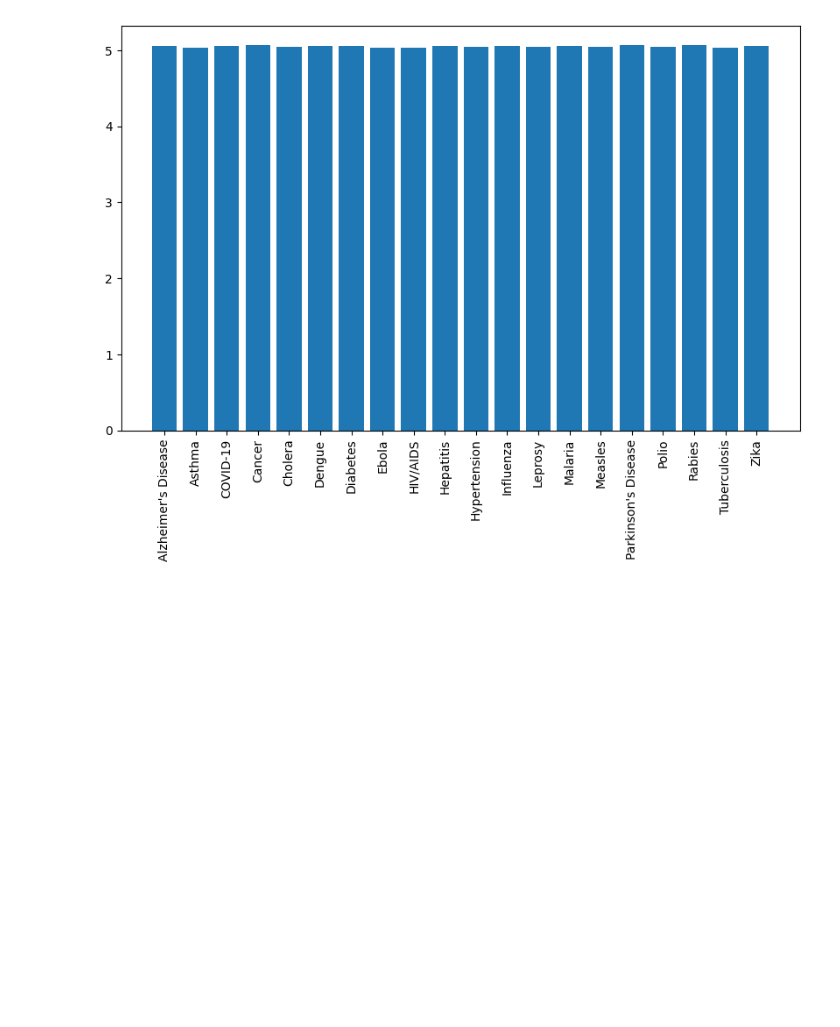
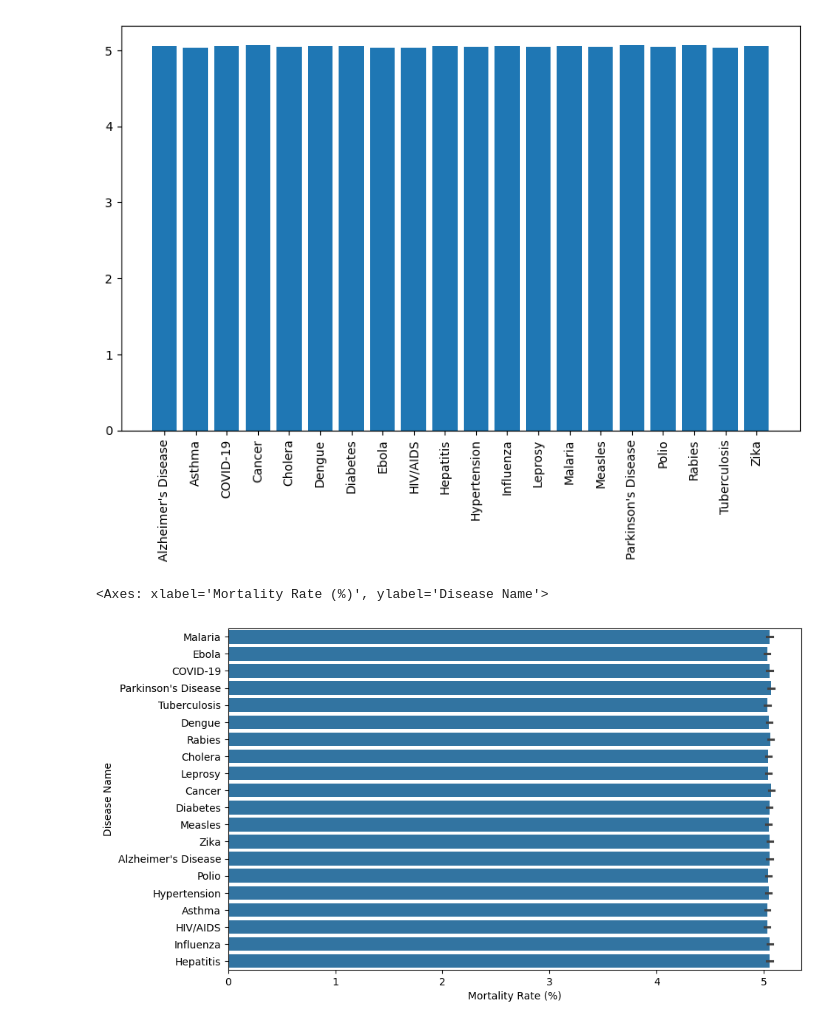
Before and after one commit to philethaler/Statistik-Datenbank, a Jupyter notebook: Analyse.ipynb, the cells around one changed output. Drawn from its saved outputs; the diff is of its cells as text; code cells hidden in the pictures; blank space fills up the shorter version.

```diff
--- a/Analyse.ipynb
+++ b/Analyse.ipynb
@@ -209,3 +209,8 @@ plt.xticks(rotation=90)
   Text(18, 0, 'Tuberculosis'),
   Text(19, 0, 'Zika')])
 [figure]
+# %%
+sns.barplot(x='Mortality Rate (%)', y='Disease Name', data=ds)
+# %% [output]
+<Axes: xlabel='Mortality Rate (%)', ylabel='Disease Name'>
+[figure, added]
```
Also changed, not shown: parts of 1 cell of this notebook.
